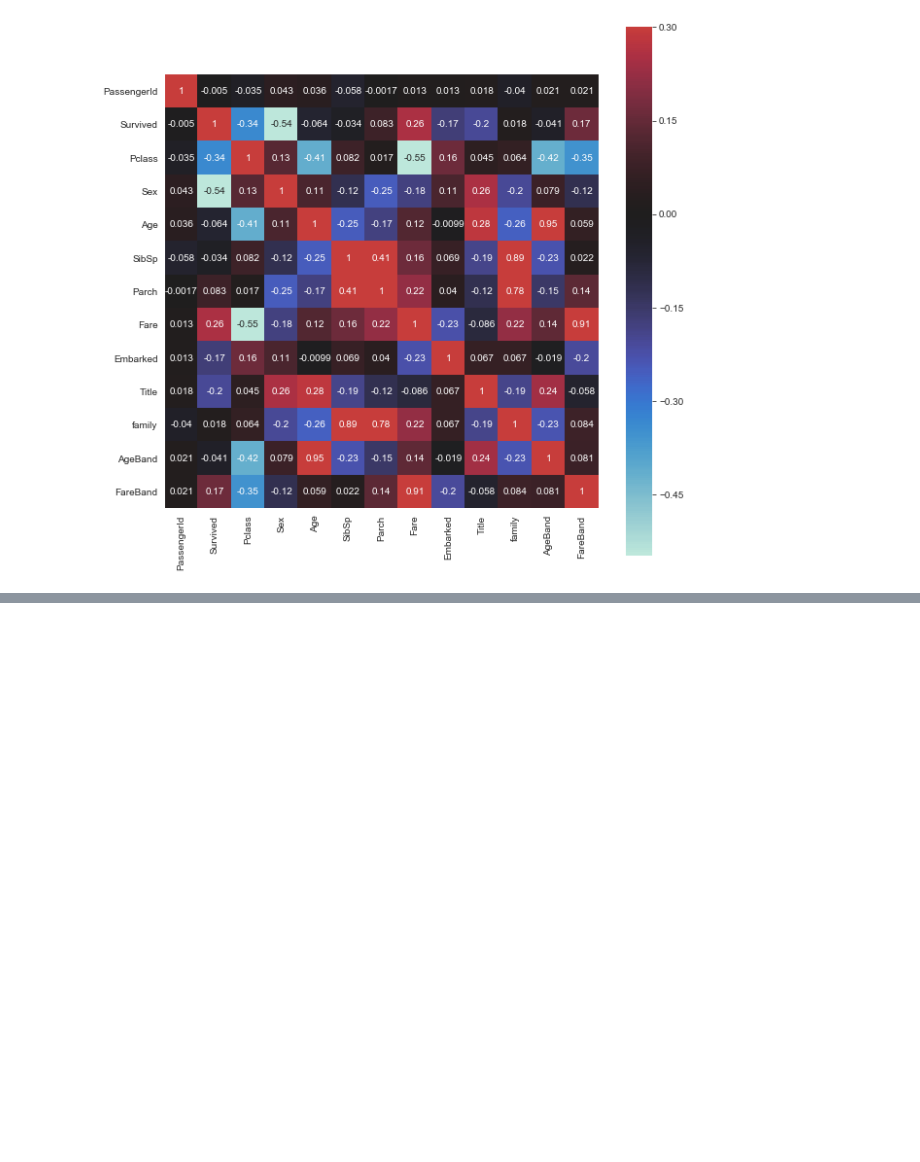
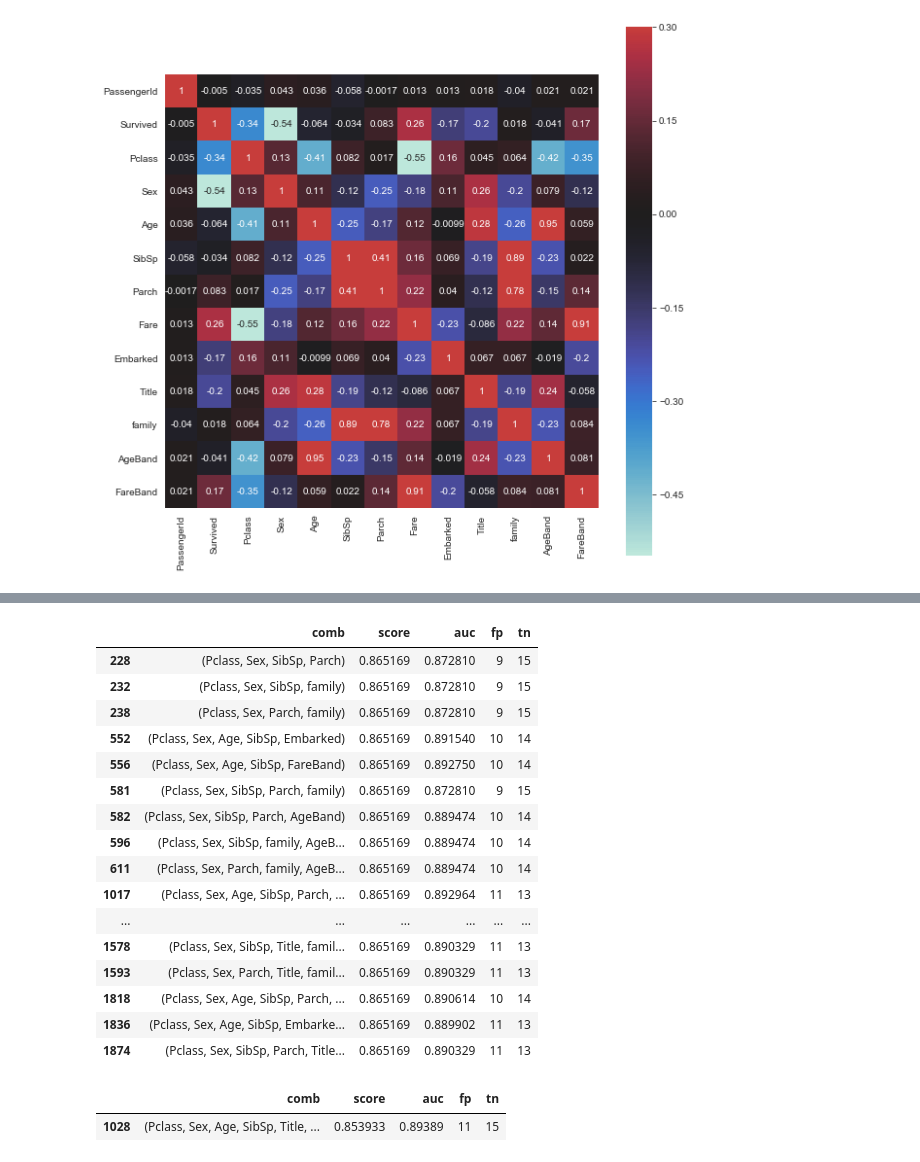
Before and after one commit to PierreEpron/di_caprio, a Jupyter notebook: survived_predict.ipynb, the cells around one changed output, grey strips where cells are left out. Cells and saved outputs as stored; diff of their text form; code cells hidden in the pictures; blank space fills up the shorter version.

```diff
--- a/survived_predict.ipynb
+++ b/survived_predict.ipynb
@@ -320,0 +388,10 @@ plt.show(ax)
+# %%
+from sklearn.feature_selection import RFE
+from sklearn.svm import SVR
+
+X_train, X_test, y_train, y_test = train_test_split(features.drop(['Survived'], axis=1), features['Survived'], test_size = 0.2, random_state=5)
+rfe=RFE(SVR(kernel="linear"),n_features_to_select=1)
+names=X_train.columns.tolist()
+rfe.fit(X_train,y_train)
+print("Features triées par leurs rangs ")
+print(sorted(zip(map(lambda x: round(x,4),rfe.ranking_),names)))
@@ -320,0 +401,23 @@ plt.show(ax)
+# %%
+import itertools
+def bruteforce(df):
+    features = df.drop(['Survived'], axis=1)
+    target = df['Survived']
+
+    combs = []
+    for i in range(2, len(features.columns)):
+        for comb in itertools.combinations(features, i):
+            combs.append(comb)
+
+    rows = []
+    for i in range(len(combs)):
+        X_train, X_test, y_train, y_test = train_test_split(features[list(combs[i])], target, test_size = 0.2, random_state=5)
+        clf = LogisticRegression()
+        clf.fit(X_train, y_train)
+        pred = clf.predict(X_test)
+        M = confusion_matrix(y_test, pred)
+        rows.append([combs[i], clf.score(X_test, y_test), roc_auc_score(y_test, clf.predict_proba(X_test)[:,1]), M[0,1], M[1,0]])
+        print('%s/%s - %s'%(i, len(combs), i/len(combs)*100))
+    return rows
+# %%
+result = pd.DataFrame(bruteforce(features), columns=['comb', 'score', 'auc', 'fp', 'tn'])
@@ -320,0 +624,27 @@ plt.show(ax)
+# %%
+max_score = result[result['score'] == result['score'].max()]
+max_score
+# %% [output]
+|  | comb | score | auc | fp | tn |
+| 228 | (Pclass, Sex, SibSp, Parch) | 0.865169 | 0.872810 | 9 | 15 |
+| 232 | (Pclass, Sex, SibSp, family) | 0.865169 | 0.872810 | 9 | 15 |
+| 238 | (Pclass, Sex, Parch, family) | 0.865169 | 0.872810 | 9 | 15 |
+| 552 | (Pclass, Sex, Age, SibSp, Embarked) | 0.865169 | 0.891540 | 10 | 14 |
+| 556 | (Pclass, Sex, Age, SibSp, FareBand) | 0.865169 | 0.892750 | 10 | 14 |
+| 581 | (Pclass, Sex, SibSp, Parch, family) | 0.865169 | 0.872810 | 9 | 15 |
+| 582 | (Pclass, Sex, SibSp, Parch, AgeBand) | 0.865169 | 0.889474 | 10 | 14 |
+| 596 | (Pclass, Sex, SibSp, family, AgeB... | 0.865169 | 0.889474 | 10 | 14 |
+| 611 | (Pclass, Sex, Parch, family, AgeB... | 0.865169 | 0.889474 | 10 | 14 |
+| 1017 | (Pclass, Sex, Age, SibSp, Parch, ... | 0.865169 | 0.892964 | 11 | 13 |
+| ... | ... | ... | ... | ... | ... |
+| 1578 | (Pclass, Sex, SibSp, Title, famil... | 0.865169 | 0.890329 | 11 | 13 |
+| 1593 | (Pclass, Sex, Parch, Title, famil... | 0.865169 | 0.890329 | 11 | 13 |
+| 1818 | (Pclass, Sex, Age, SibSp, Parch, ... | 0.865169 | 0.890614 | 10 | 14 |
+| 1836 | (Pclass, Sex, Age, SibSp, Embarke... | 0.865169 | 0.889902 | 11 | 13 |
+| 1874 | (Pclass, Sex, SibSp, Parch, Title... | 0.865169 | 0.890329 | 11 | 13 |
+# %%
+max_auc = result[result['auc'] == result['auc'].max()]
+max_auc
+# %% [output]
+|  | comb | score | auc | fp | tn |
+| 1028 | (Pclass, Sex, Age, SibSp, Title, ... | 0.853933 | 0.89389 | 11 | 15 |
```
Also changed, not shown: parts of 21 cells of this notebook.
